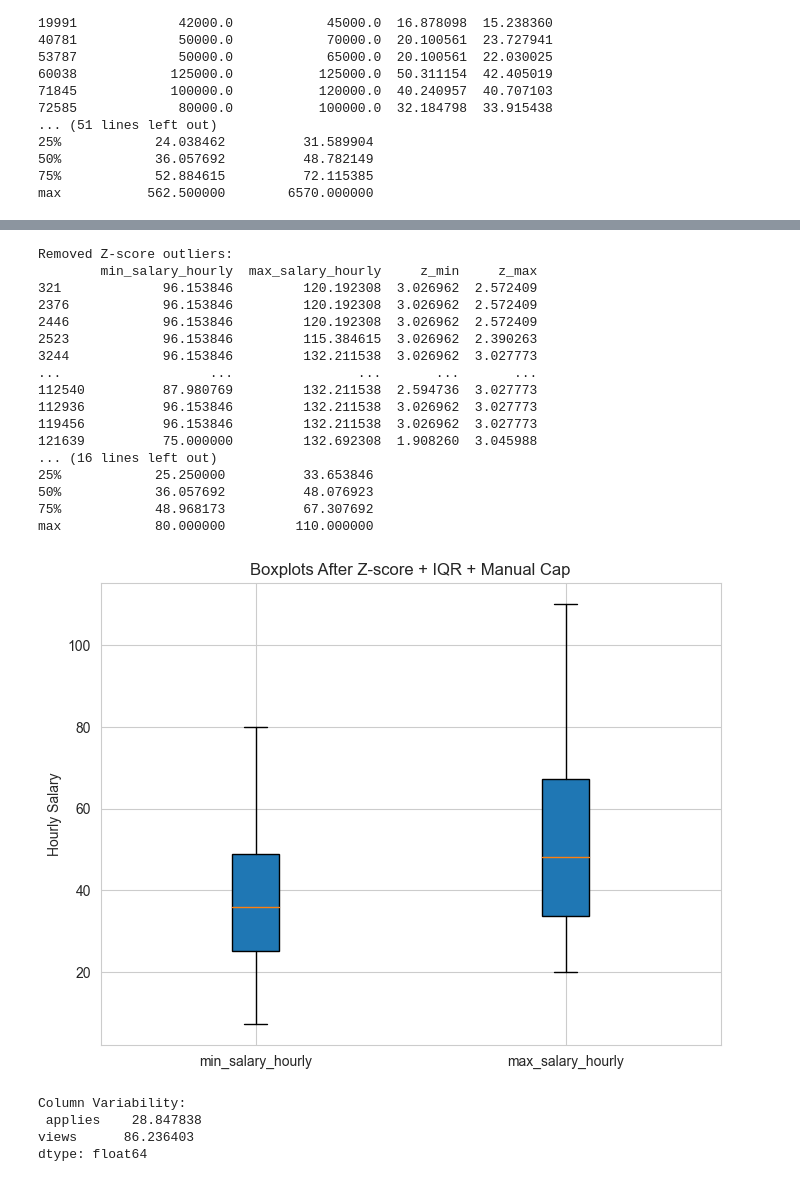
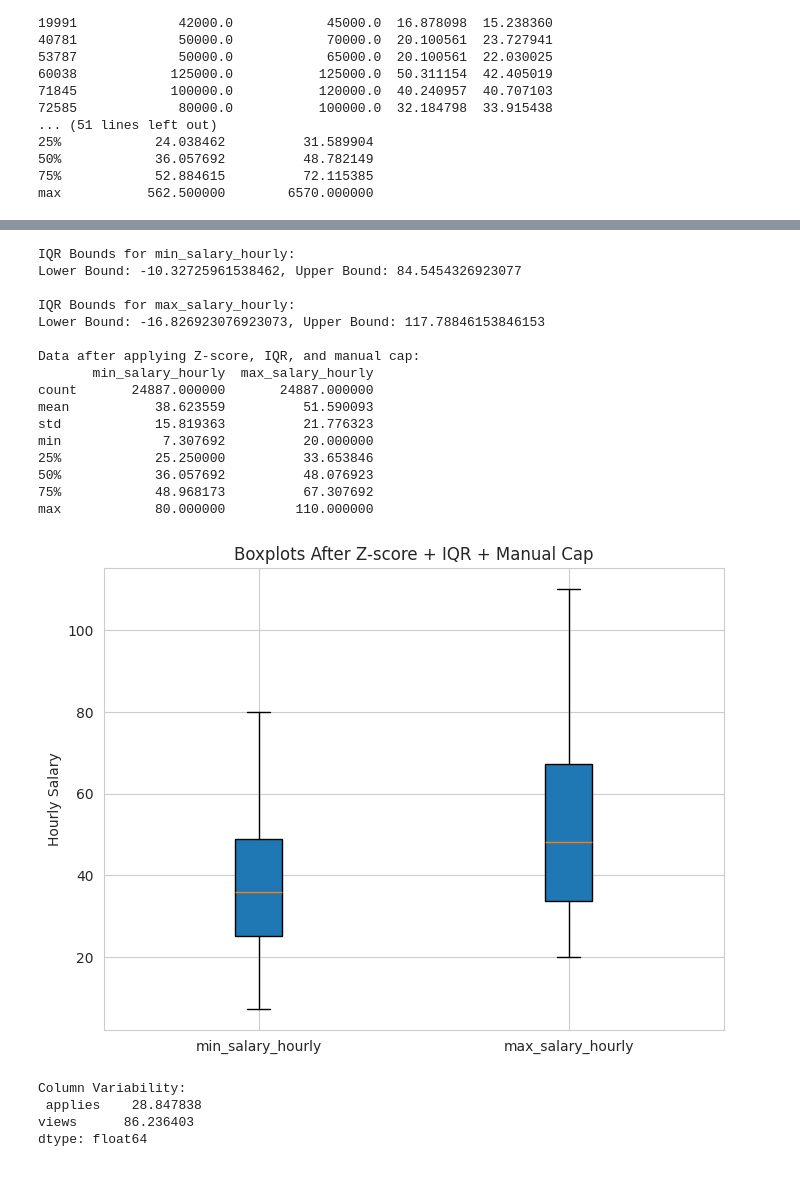
Before and after one commit to Alma-L/LinkedIn-Job-Postings-Data-Analysis, a Jupyter notebook: PreprocessingData.ipynb, the cells around one changed output, grey strips where cells are left out. Saved outputs shown, nothing was run; the diff lists cells and outputs as text; code cells hidden in the pictures.

```diff
--- a/PreprocessingData.ipynb
+++ b/PreprocessingData.ipynb
@@ -888,27 +730,4 @@ Top 5 rows with highest max_salary_hourly:
 # %%
-
-# Stage 1: Remove outliers using Z-score
-# Calculate Z-scores for 'min_salary_hourly' and 'max_salary_hourly'
-job_posting_salaries_copy['z_min'] = zscore(job_posting_salaries_copy['min_salary_hourly'])
-job_posting_salaries_copy['z_max'] = zscore(job_posting_salaries_copy['max_salary_hourly'])
-
-# Identify rows with Z-scores greater than 3 or less than -3 (outliers)
-outliers_min = job_posting_salaries_copy[job_posting_salaries_copy['z_min'].abs() > 3]
-outliers_max = job_posting_salaries_copy[job_posting_salaries_copy['z_max'].abs() > 3]
-
-# Combine outliers for debugging
-outliers = pd.concat([outliers_min, outliers_max])
-
-# Print the Z-score outliers to debug
-print("Removed Z-score outliers:")
-print(outliers[['min_salary_hourly', 'max_salary_hourly', 'z_min', 'z_max']])
-
-# Remove outliers based on Z-score criteria
-job_posting_salaries_copy = job_posting_salaries_copy[
-    (job_posting_salaries_copy['z_min'].abs() <= 3) &
-    (job_posting_salaries_copy['z_max'].abs() <= 3)
-]
-
 # Stage 2: Further remove outliers using IQR
 # Calculate the first (Q1) and third (Q3) quartiles for both salary columns
 Q1_min = job_posting_salaries_copy['min_salary_hourly'].quantile(0.25)
@@ -966,19 +785,18 @@ job_posting_salaries_copy = job_posting_salaries_copy[
 print("\nData after applying Z-score, IQR, and manual cap:")
 print(job_posting_salaries_copy[['min_salary_hourly', 'max_salary_hourly']].describe())
 # %% [output]
-Removed Z-score outliers:
-        min_salary_hourly  max_salary_hourly     z_min     z_max
-321             96.153846         120.192308  3.026962  2.572409
-2376            96.153846         120.192308  3.026962  2.572409
-2446            96.153846         120.192308  3.026962  2.572409
-2523            96.153846         115.384615  3.026962  2.390263
-3244            96.153846         132.211538  3.026962  3.027773
-...                   ...                ...       ...       ...
-112540          87.980769         132.211538  2.594736  3.027773
-112936          96.153846         132.211538  3.026962  3.027773
-119456          96.153846         132.211538  3.026962  3.027773
-121639          75.000000         132.692308  1.908260  3.045988
-... (16 lines left out)
+IQR Bounds for min_salary_hourly:
+Lower Bound: -10.32725961538462, Upper Bound: 84.5454326923077
+
+IQR Bounds for max_salary_hourly:
+Lower Bound: -16.826923076923073, Upper Bound: 117.78846153846153
+
+Data after applying Z-score, IQR, and manual cap:
+       min_salary_hourly  max_salary_hourly
+count       24887.000000       24887.000000
+mean           38.623559          51.590093
+std            15.819363          21.776323
+min             7.307692          20.000000
 25%            25.250000          33.653846
 50%            36.057692          48.076923
 75%            48.968173          67.307692
@@ -986,17 +804,17 @@ max            80.000000         110.000000
 # %%
 # Visualization to confirm no outliers remain
 plt.figure(figsize=(8, 6))
 plt.boxplot(
     [job_posting_salaries_copy['min_salary_hourly'], job_posting_salaries_copy['max_salary_hourly']],
     vert=True,
     patch_artist=True,
-    labels=['min_salary_hourly', 'max_salary_hourly']  # Use `labels` instead of `tick_labels`
+    tick_labels=['min_salary_hourly', 'max_salary_hourly']  # Updated parameter name
 )
 plt.title('Boxplots After Z-score + IQR + Manual Cap')
 plt.ylabel('Hourly Salary')
 plt.show()
 # %% [output]
-[figure, old version]
+[figure, new version]
 # %%
 # Check variability for applies and views
 variability = job_posting[['applies', 'views']].std()
```
Also changed, not shown: parts of 22 cells of this notebook.
